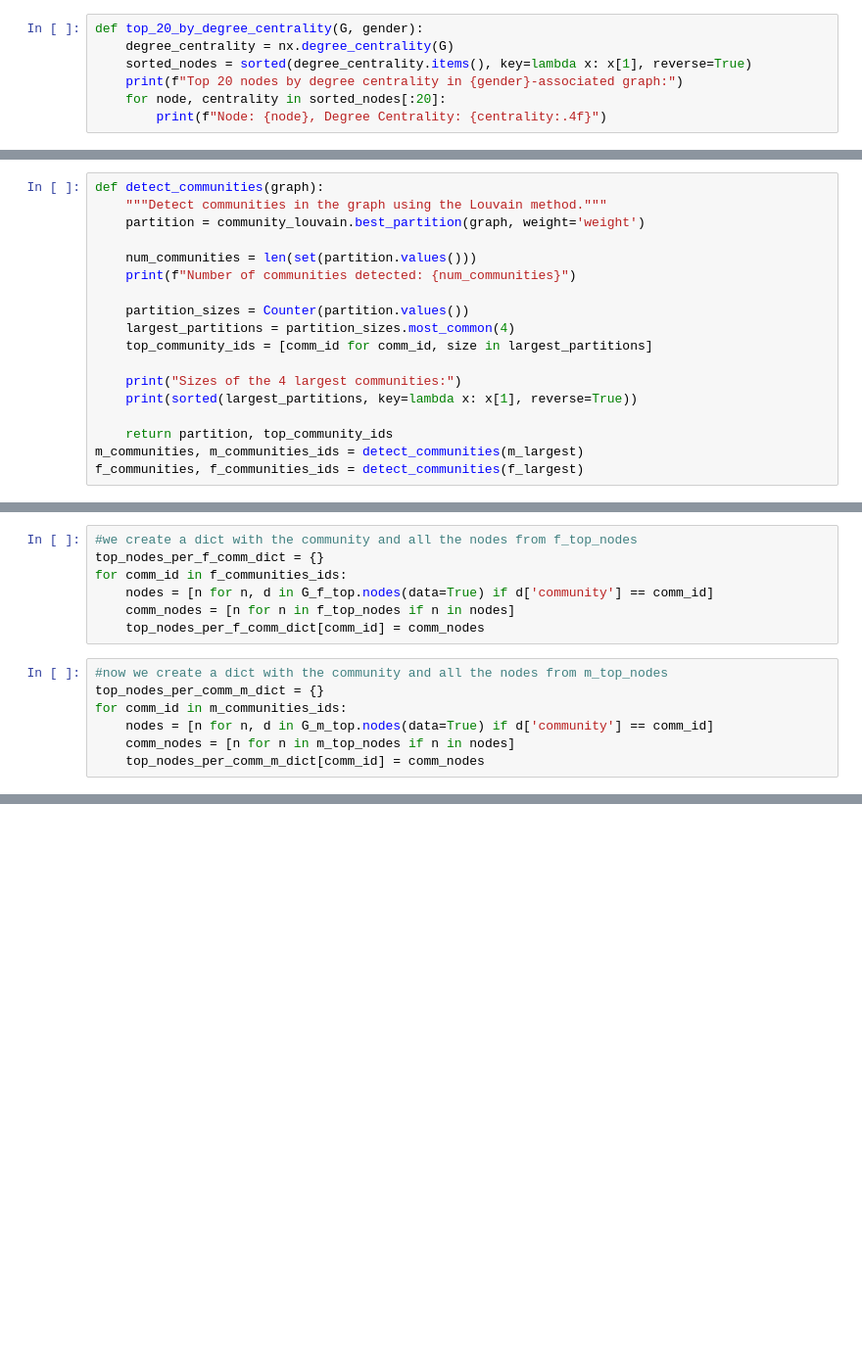
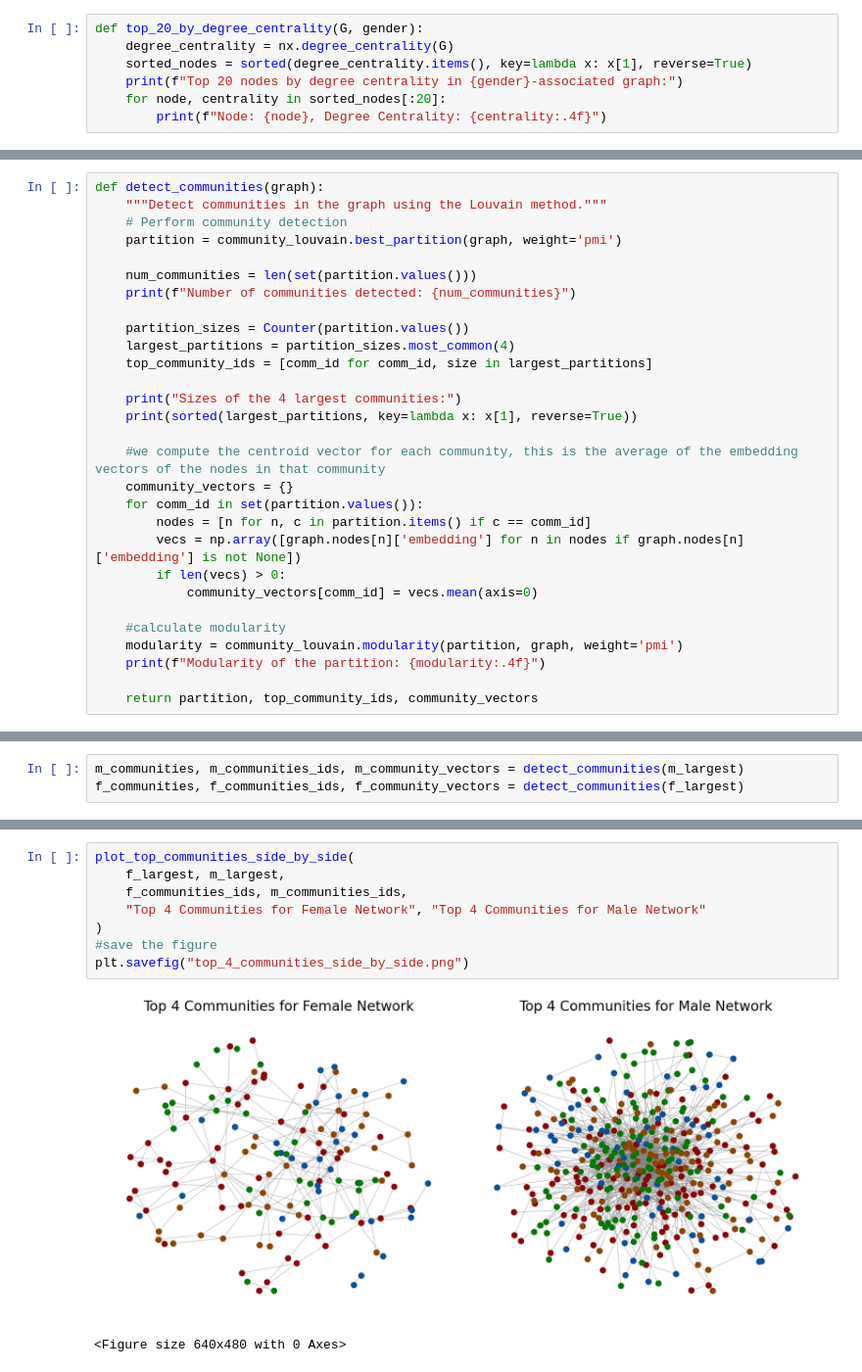
Before and after one commit to GermanButtiero/social_graph_assignment1, a Jupyter notebook: project/create_graph.ipynb, the cells around one changed output, grey strips where cells are left out. Shown at 98% size. Drawn from its saved outputs; the diff is of its cells as text; blank space fills up the shorter version.

```diff
--- a/project/create_graph.ipynb
+++ b/project/create_graph.ipynb
@@ -437,7 +306,8 @@ conciliatory: -6.8090
 # %%
 def detect_communities(graph):
     """Detect communities in the graph using the Louvain method."""
-    partition = community_louvain.best_partition(graph, weight='weight')
+    # Perform community detection
+    partition = community_louvain.best_partition(graph, weight='pmi')
 
     num_communities = len(set(partition.values()))
     print(f"Number of communities detected: {num_communities}")
@@ -449,6 +319,16 @@ def detect_communities(graph):
     print("Sizes of the 4 largest communities:")
     print(sorted(largest_partitions, key=lambda x: x[1], reverse=True))
 
-    return partition, top_community_ids
-m_communities, m_communities_ids = detect_communities(m_largest)
-f_communities, f_communities_ids = detect_communities(f_largest)
+    #we compute the centroid vector for each community, this is the average of the embedding vectors of the nodes in that community
+    community_vectors = {}
+    for comm_id in set(partition.values()):
+        nodes = [n for n, c in partition.items() if c == comm_id]
+        vecs = np.array([graph.nodes[n]['embedding'] for n in nodes if graph.nodes[n]['embedding'] is not None])
+        if len(vecs) > 0:
+            community_vectors[comm_id] = vecs.mean(axis=0)
+
+    #calculate modularity
+    modularity = community_louvain.modularity(partition, graph, weight='pmi')
+    print(f"Modularity of the partition: {modularity:.4f}")
+
+    return partition, top_community_ids, community_vectors
@@ -550,14 +335,3 @@ G_m_top, m_top_nodes = plot_communities(m_largest, m_communities_ids, "Male")
-# %%
-#we create a dict with the community and all the nodes from f_top_nodes
-top_nodes_per_f_comm_dict = {}
-for comm_id in f_communities_ids:
-    nodes = [n for n, d in G_f_top.nodes(data=True) if d['community'] == comm_id]
-    comm_nodes = [n for n in f_top_nodes if n in nodes]
-    top_nodes_per_f_comm_dict[comm_id] = comm_nodes
-# %%
-#now we create a dict with the community and all the nodes from m_top_nodes
-top_nodes_per_comm_m_dict = {}
-for comm_id in m_communities_ids:
-    nodes = [n for n, d in G_m_top.nodes(data=True) if d['community'] == comm_id]
-    comm_nodes = [n for n in m_top_nodes if n in nodes]
-    top_nodes_per_comm_m_dict[comm_id] = comm_nodes
+# %%
+m_communities, m_communities_ids, m_community_vectors = detect_communities(m_largest)
+f_communities, f_communities_ids, f_community_vectors = detect_communities(f_largest)
@@ -563,0 +422,11 @@ for comm_id in m_communities_ids:
+# %%
+plot_top_communities_side_by_side(
+    f_largest, m_largest,
+    f_communities_ids, m_communities_ids,
+    "Top 4 Communities for Female Network", "Top 4 Communities for Male Network"
+)
+#save the figure
+plt.savefig("top_4_communities_side_by_side.png")
+# %% [output]
+[figure, added]
+<Figure size 640x480 with 0 Axes>
```
Also changed, not shown: parts of 35 cells of this notebook, 7 other files.
